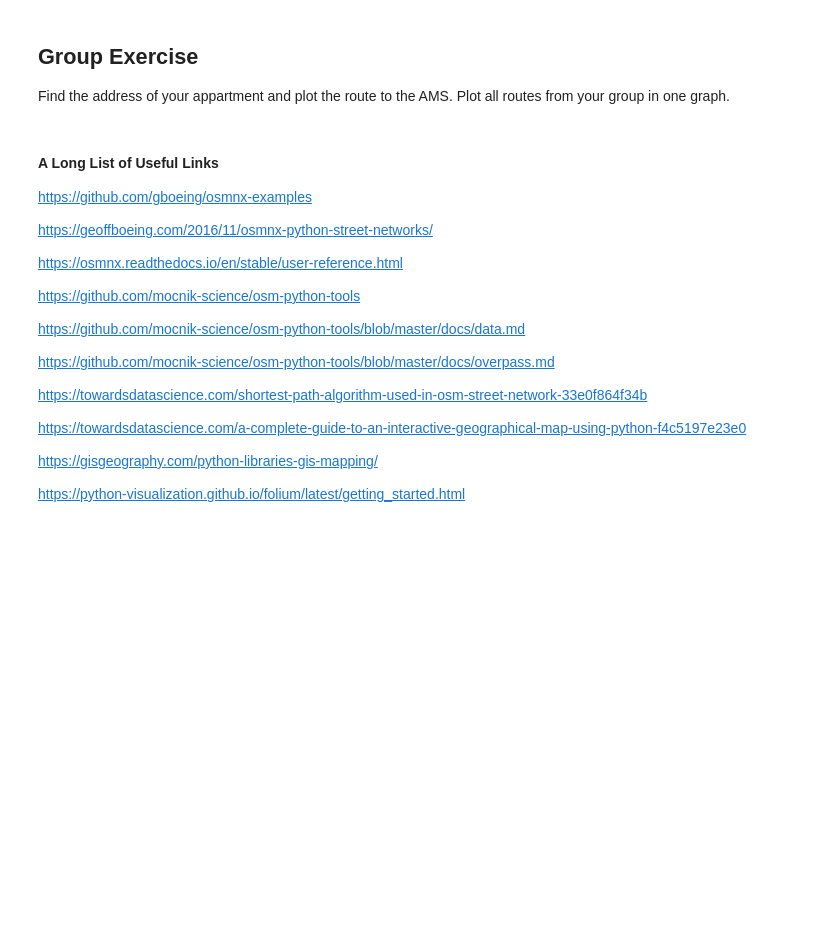
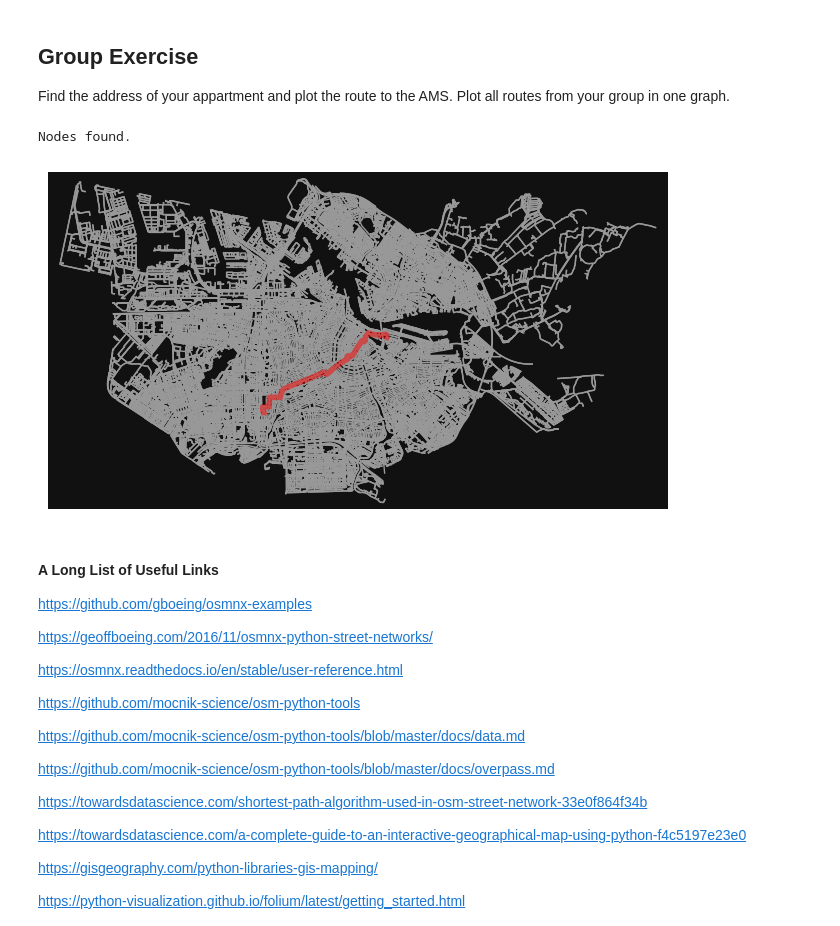
Before and after one commit to JulianWDev/MetData, a Jupyter notebook: Workshop Assignments/Assignment5/WS5_OSM.ipynb, the cells around one changed output. Saved outputs shown, nothing was run; the diff lists cells and outputs as text; code cells hidden in the pictures; blank space fills up the shorter version.

```diff
--- a/Workshop Assignments/Assignment5/WS5_OSM.ipynb
+++ b/Workshop Assignments/Assignment5/WS5_OSM.ipynb
@@ -231,6 +302,20 @@ fig, ax = ox.plot_graph_route(city, path, bbox=bbox)
 # %% [markdown]
 ## Group Exercise
 Find the address of your appartment and plot the route to the AMS. Plot all routes from your group in one graph.
+# %%
+house_loc = ox.geocode("Poeldijkstraat 371, Amsterdam, Netherlands")
+AMS_loc = ox.geocode("Kattenburgerstraat 5, Amsterdam, Netherlands")
+
+house_node = ox.distance.nearest_nodes(new_city, house_loc[1], house_loc[0], return_dist=True)
+AMS_node = ox.distance.nearest_nodes(new_city, AMS_loc[1], AMS_loc[0], return_dist=True)
+
+if house_node[0] in new_city.nodes and AMS_node[0] in new_city.nodes:
+    print("Nodes found.")
+    shortest_route = ox.shortest_path(new_city, house_node[0], AMS_node[0])
+    fig, ax = ox.plot_graph_route(new_city, shortest_route, orig_dest_size=0, node_size=0)
+# %% [output]
+Nodes found.
+[figure, added]
 # %% [markdown]
 #### A Long List of Useful Links
 https://github.com/gboeing/osmnx-examples
```
Also changed, not shown: parts of 22 cells of this notebook.
